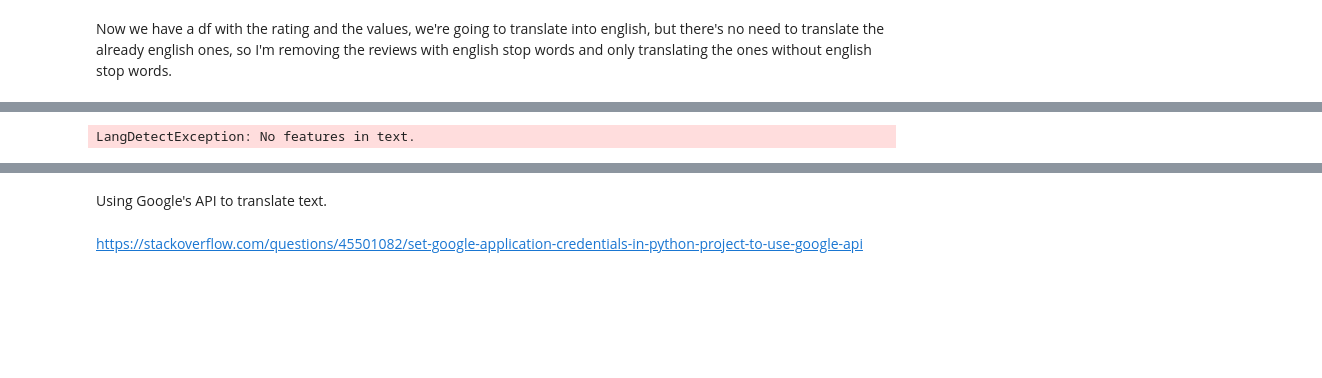
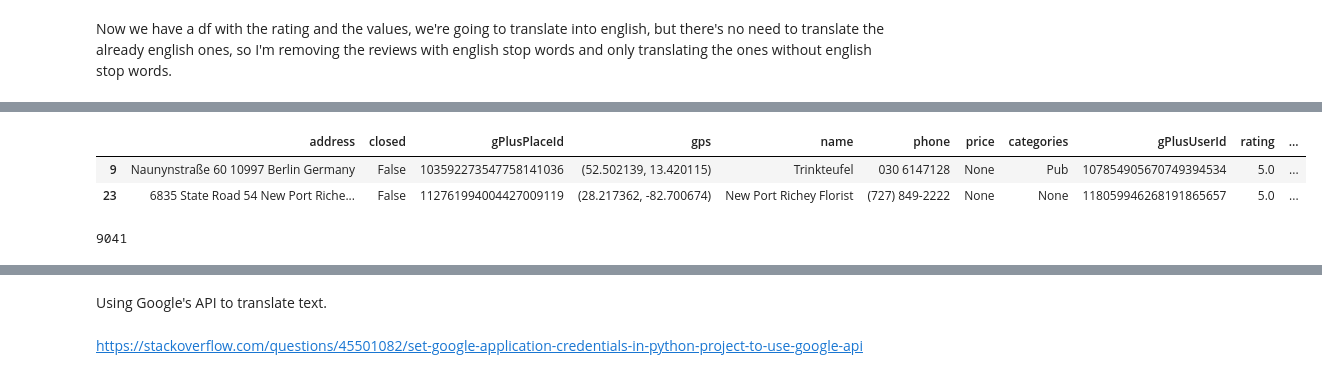
Before and after one commit to Jesse-mk/DS3Datathon, a Jupyter notebook: DS3_Final-smaller.ipynb, the cells around one changed output, grey strips where cells are left out. Cells and saved outputs as stored; diff of their text form; code cells hidden in the pictures; blank space fills up the shorter version.

```diff
--- a/DS3_Final-smaller.ipynb
+++ b/DS3_Final-smaller.ipynb
@@ -66,10 +83,11 @@ Now we have a df with the rating and the values, we're going to translate into e
 # %%
 import nltk
 from nltk.corpus import stopwords
-stops = set(stopwords.words('english'))
+common_words = ["Good", "good", "ok", "best", "awesome", "Awesome", "service"]
+stops = set(stopwords.words('english')).union(set(common_words))
 # %%
 #scoring english based on how many english stop words there are
-df["english score"] = df["reviewText"].apply(lambda x: sum([int(term in stops) for term in x.split()]))
+df["english score"] = df["reviewText"].apply(lambda x: sum([int(term.lower() in stops) for term in x.split()]))
 # %%
 from langdetect import detect
 # %%
@@ -107,5 +129,13 @@ df["categories"]= df["categories"].apply(remove_from_list)
 clean = df.drop(["hours"], axis =1)
 # %%
 new_df= clean.drop_duplicates()
+# %%
+new_df.head(2)
+# %% [output]
+|  | address | closed | gPlusPlaceId | gps | name | phone | price | categories | gPlusUserId | rating | ... |
+| 9 | Naunynstraße 60 10997 Berlin Germany | False | 103592273547758141036 | (52.502139, 13.420115) | Trinkteufel | 030 6147128 | None | Pub | 107854905670749394534 | 5.0 | ... |
+| 23 | 6835 State Road 54 New Port Riche... | False | 112761994004427009119 | (28.217362, -82.700674) | New Port Richey Florist | (727) 849-2222 | None | None | 118059946268191865657 | 5.0 | ... |
 # %%
-len(new)
+len(new_df)
+# %% [output]
+9041
@@ -124,4 +141,0 @@ def english(text):
-# %%
-df["language"] = df["reviewText"].apply(lambda x: detect(str(x)))
-# %% [output]
-LangDetectException: No features in text.
```
Also changed, not shown: parts of 36 cells of this notebook.
